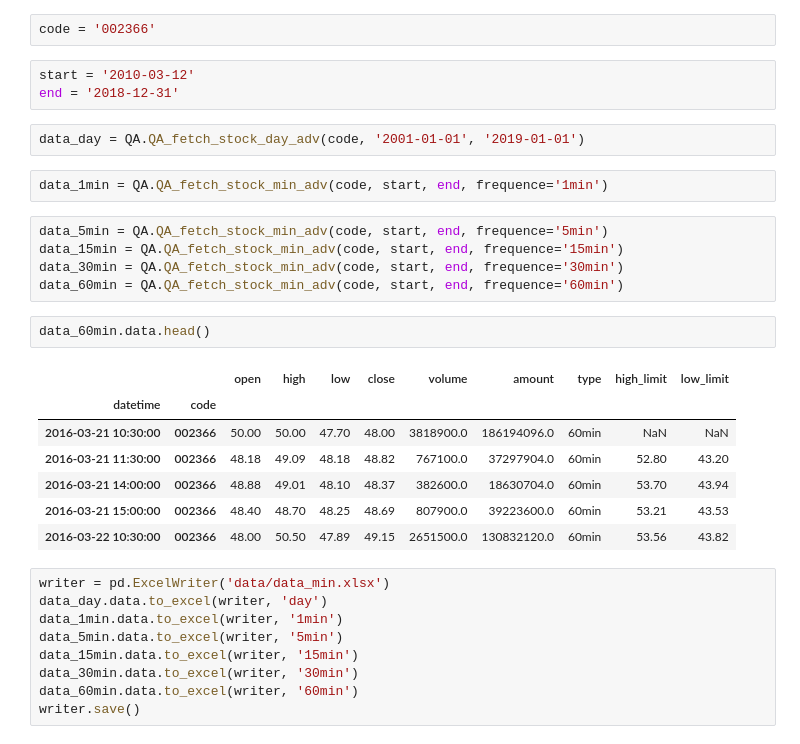
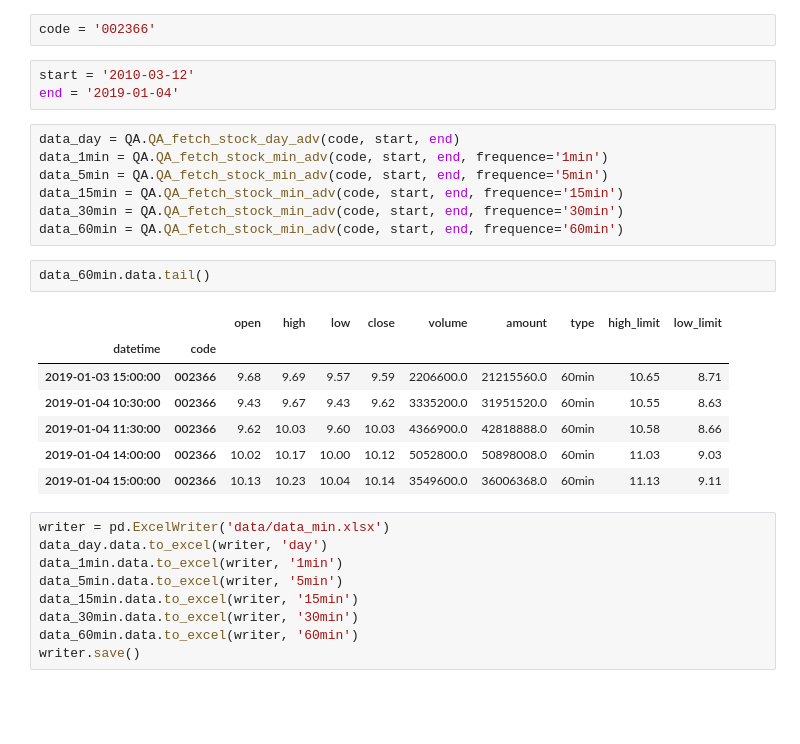
Before and after one commit to dxcv/strategy_research, a Jupyter notebook: holding/taihai.ipynb, the cells around one changed output. Saved outputs shown, nothing was run; the diff lists cells and outputs as text; blank space fills up the shorter version.

```diff
--- a/holding/taihai.ipynb
+++ b/holding/taihai.ipynb
@@ -24,26 +24,24 @@ plt.style.use('ggplot')
 code = '002366'
 # %%
 start = '2010-03-12'
-end = '2018-12-31'
+end = '2019-01-04'
-# %%
-data_day = QA.QA_fetch_stock_day_adv(code, '2001-01-01', '2019-01-01')
-# %%
-data_1min = QA.QA_fetch_stock_min_adv(code, start, end, frequence='1min')
 # %%
+data_day = QA.QA_fetch_stock_day_adv(code, start, end)
+data_1min = QA.QA_fetch_stock_min_adv(code, start, end, frequence='1min')
 data_5min = QA.QA_fetch_stock_min_adv(code, start, end, frequence='5min')
 data_15min = QA.QA_fetch_stock_min_adv(code, start, end, frequence='15min')
 data_30min = QA.QA_fetch_stock_min_adv(code, start, end, frequence='30min')
 data_60min = QA.QA_fetch_stock_min_adv(code, start, end, frequence='60min')
 # %%
-data_60min.data.head()
+data_60min.data.tail()
 # %% [output]
 |  |  | open | high | low | close | volume | amount | type | high_limit | low_limit |
 | datetime | code |  |  |  |  |  |  |  |  |  |
-| 2016-03-21 10:30:00 | 002366 | 50.00 | 50.00 | 47.70 | 48.00 | 3818900.0 | 186194096.0 | 60min | NaN | NaN |
-| 2016-03-21 11:30:00 | 002366 | 48.18 | 49.09 | 48.18 | 48.82 | 767100.0 | 37297904.0 | 60min | 52.80 | 43.20 |
-| 2016-03-21 14:00:00 | 002366 | 48.88 | 49.01 | 48.10 | 48.37 | 382600.0 | 18630704.0 | 60min | 53.70 | 43.94 |
-| 2016-03-21 15:00:00 | 002366 | 48.40 | 48.70 | 48.25 | 48.69 | 807900.0 | 39223600.0 | 60min | 53.21 | 43.53 |
-| 2016-03-22 10:30:00 | 002366 | 48.00 | 50.50 | 47.89 | 49.15 | 2651500.0 | 130832120.0 | 60min | 53.56 | 43.82 |
+| 2019-01-03 15:00:00 | 002366 | 9.68 | 9.69 | 9.57 | 9.59 | 2206600.0 | 21215560.0 | 60min | 10.65 | 8.71 |
+| 2019-01-04 10:30:00 | 002366 | 9.43 | 9.67 | 9.43 | 9.62 | 3335200.0 | 31951520.0 | 60min | 10.55 | 8.63 |
+| 2019-01-04 11:30:00 | 002366 | 9.62 | 10.03 | 9.60 | 10.03 | 4366900.0 | 42818888.0 | 60min | 10.58 | 8.66 |
+| 2019-01-04 14:00:00 | 002366 | 10.02 | 10.17 | 10.00 | 10.12 | 5052800.0 | 50898008.0 | 60min | 11.03 | 9.03 |
+| 2019-01-04 15:00:00 | 002366 | 10.13 | 10.23 | 10.04 | 10.14 | 3549600.0 | 36006368.0 | 60min | 11.13 | 9.11 |
 # %%
 writer = pd.ExcelWriter('data/data_min.xlsx')
 data_day.data.to_excel(writer, 'day')
```
Also changed, not shown: parts of 28 cells of this notebook, 8 other files.
